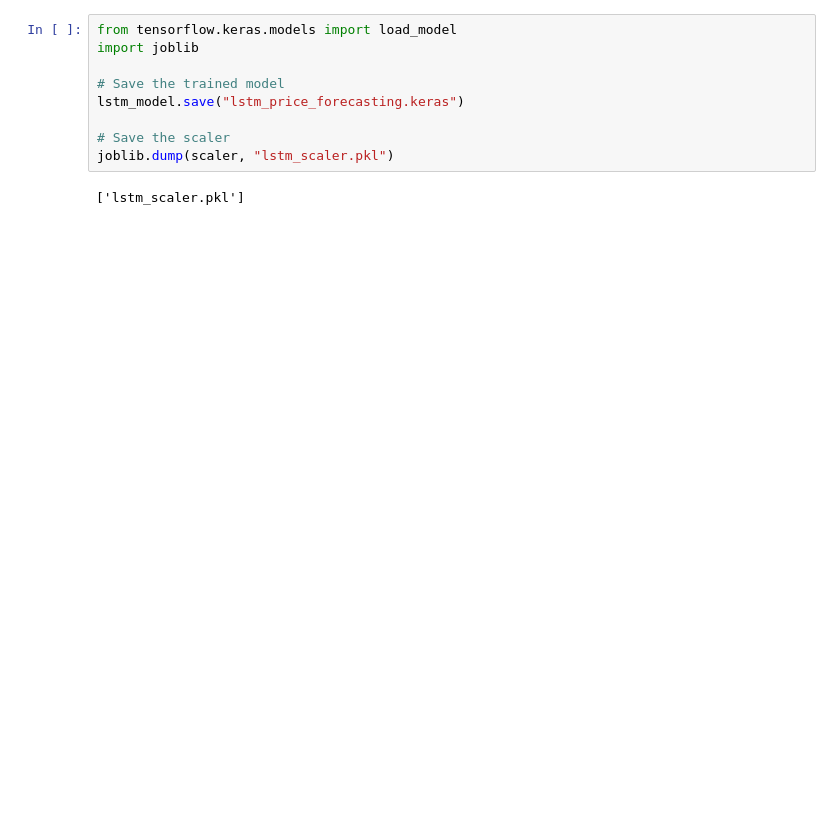
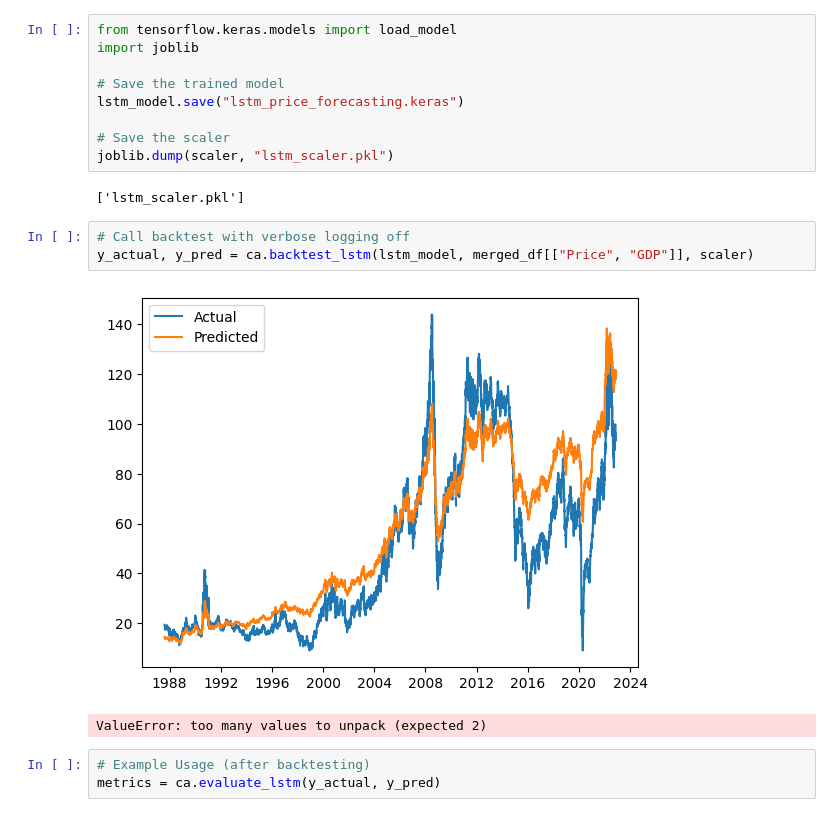
Before and after one commit to Nahom-ketsela/kaim-week-10, a Jupyter notebook: notebooks/Commodity_analysis.ipynb, the cells around one changed output. Cells and saved outputs as stored; diff of their text form; blank space fills up the shorter version.

Commit message:
backtest for the lstm model done.

```diff
--- a/notebooks/Commodity_analysis.ipynb
+++ b/notebooks/Commodity_analysis.ipynb
@@ -197,3 +197,12 @@ lstm_model.save("lstm_price_forecasting.keras")
 joblib.dump(scaler, "lstm_scaler.pkl")
 # %% [output]
 ['lstm_scaler.pkl']
+# %%
+# Call backtest with verbose logging off
+y_actual, y_pred = ca.backtest_lstm(lstm_model, merged_df[["Price", "GDP"]], scaler)
+# %% [output]
+[figure, added]
+ValueError: too many values to unpack (expected 2)
+# %%
+# Example Usage (after backtesting)
+metrics = ca.evaluate_lstm(y_actual, y_pred)
```
Also changed, not shown: parts of 3 cells of this notebook, 1 other file.
